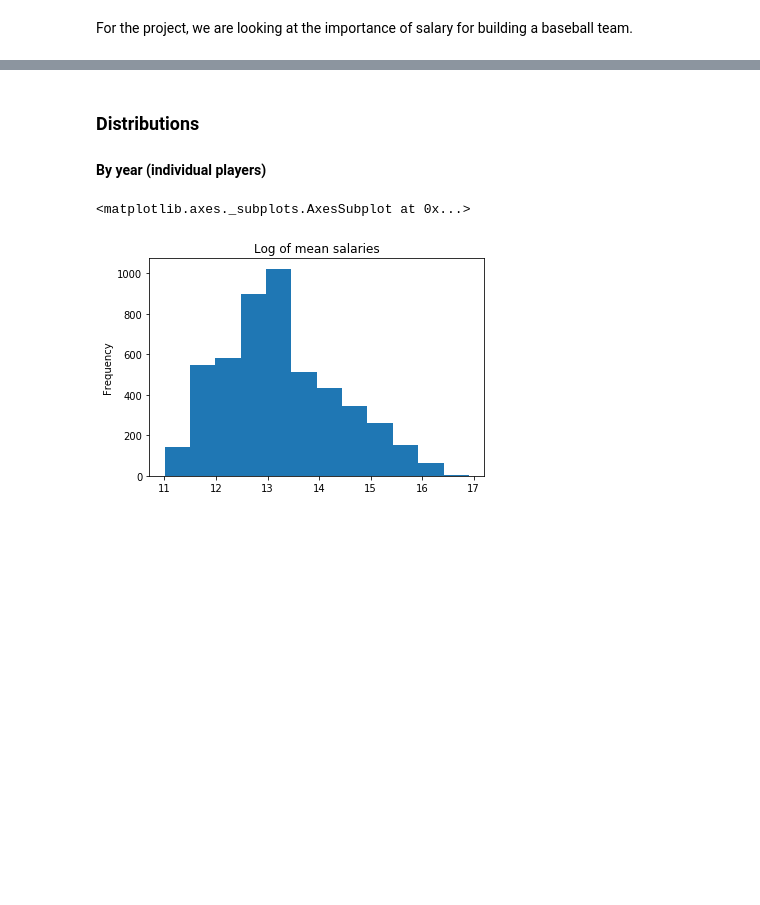
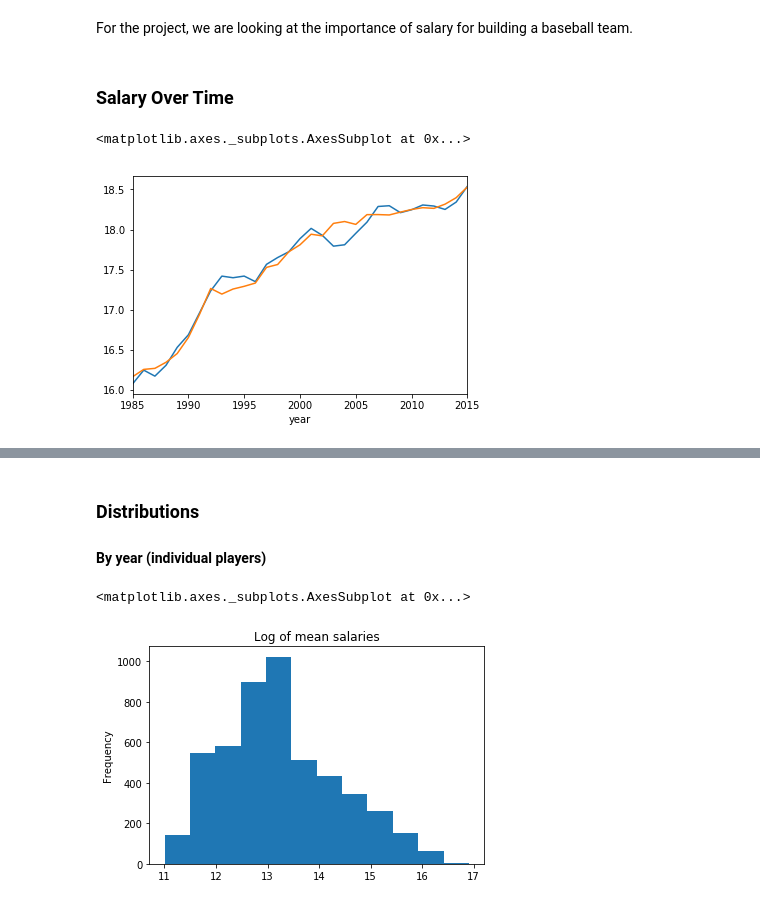
Before and after one commit to jnelson16/springboard-capstone, a Jupyter notebook: Salary.ipynb, the cells around one changed output, grey strips where cells are left out. Cells and saved outputs as stored; diff of their text form; code cells hidden in the pictures; blank space fills up the shorter version.

```diff
--- a/Salary.ipynb
+++ b/Salary.ipynb
@@ -14,2 +21,10 @@ pitching = pd.read_csv('data/baseball/pitching.csv')
 # %% [markdown]
 For the project, we are looking at the importance of salary for building a baseball team.
+# %% [markdown]
+### Salary Over Time
+# %%
+np.log(salary[salary.league_id == 'AL'].groupby(['year', 'team_id'])['salary'].sum().groupby('year').median()).plot()
+np.log(salary[salary.league_id == 'NL'].groupby(['year', 'team_id'])['salary'].sum().groupby('year').median()).plot()
+# %% [output]
+<matplotlib.axes._subplots.AxesSubplot at 0x...>
+[figure, added]
```
Also changed, not shown: parts of 33 cells of this notebook, 2 other files.
